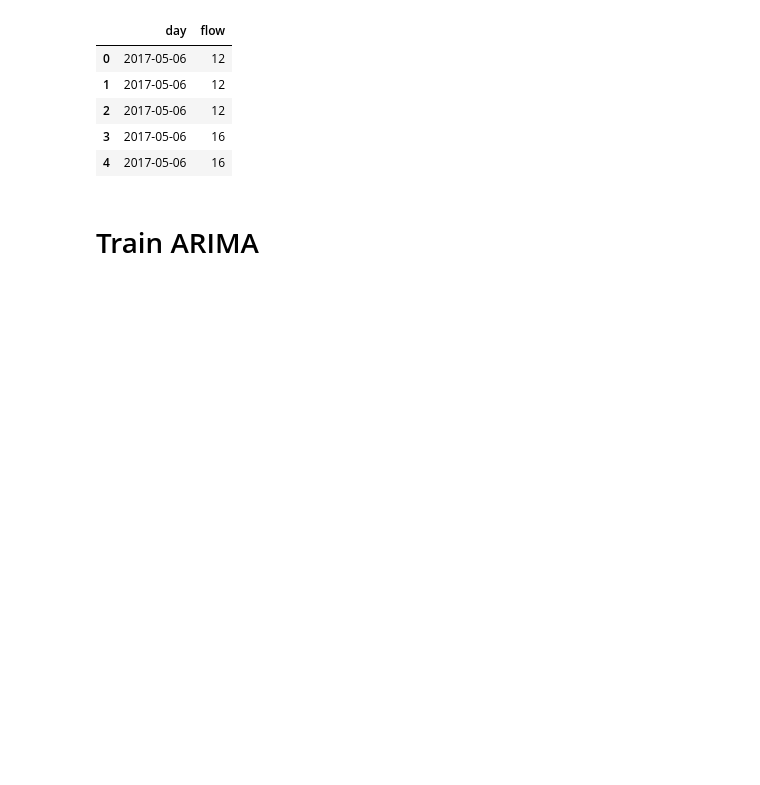
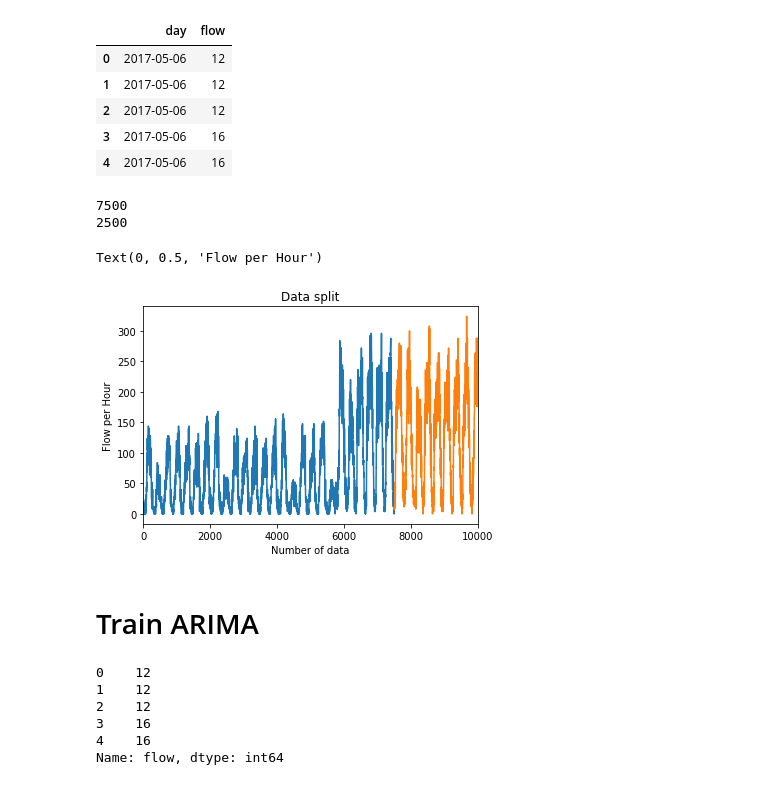
Before and after one commit to fredrikkortet/mt-hh, a Jupyter notebook: ARIMA.ipynb, the cells around one changed output. Drawn from its saved outputs; the diff is of its cells as text; code cells hidden in the pictures; blank space fills up the shorter version.

```diff
--- a/ARIMA.ipynb
+++ b/ARIMA.ipynb
@@ -17,7 +17,7 @@ from statsmodels.tools.eval_measures import rmse
 # %% [markdown]
 # Load and PreProcess
 # %%
-data = pd.read_csv('/home/rohullah/Desktop/files/HH/MCs/data/utd19_u.csv', nrows = 10000,usecols = ['day','flow'])
+data = pd.read_csv('data/utd19_u.csv', nrows = 10000,usecols = ['day','flow'])
 # %%
 data.head()
 # %% [output]
@@ -32,21 +30,27 @@ data.head()
 # %%
-#ratio = 0.75
+ratio = 0.75
 
-#total_rows = data.shape[0]
-#train_size = int(total_rows*ratio)
-#train_set = data[0:train_size]
-#test_set = data[train_size:]
+total_rows = data.shape[0]
+train_size = int(total_rows*ratio)
+train_set = data[0:train_size]
+test_set = data[train_size:]
 # %%
-#print(len(train_set))
-#print(len(test_set))
+print(len(train_set))
+print(len(test_set))
+# %% [output]
+7500
+2500
 # %%
-#plt.plot(train_set['flow'].index,train_set['flow'].values )
-#plt.xlim(0,7500)
-#plt.plot(test_set['flow'].index, test_set['flow'].values)
-#plt.xlim(7500,10000)
-#plt.title('Data split')
-#plt.xlabel('Number of data')
-#plt.ylabel('Flow per Hour')
+plt.plot(train_set['flow'].index,train_set['flow'].values )
+plt.xlim(0,7500)
+plt.plot(test_set['flow'].index, test_set['flow'].values)
+plt.xlim(0,10000)
+plt.title('Data split')
+plt.xlabel('Number of data')
+plt.ylabel('Flow per Hour')
+# %% [output]
+Text(0, 0.5, 'Flow per Hour')
+[figure, added]
 # %% [markdown]
 # Train ARIMA
 # %%
@@ -55,3 +59,10 @@ data.head()
 # %%
-#data_set = data['flow']
-#data_set.head()
+data_set = data['flow']
+data_set.head()
+# %% [output]
+0    12
+1    12
+2    12
+3    16
+4    16
+Name: flow, dtype: int64
```
Also changed, not shown: parts of 14 cells of this notebook, 4 other files.
